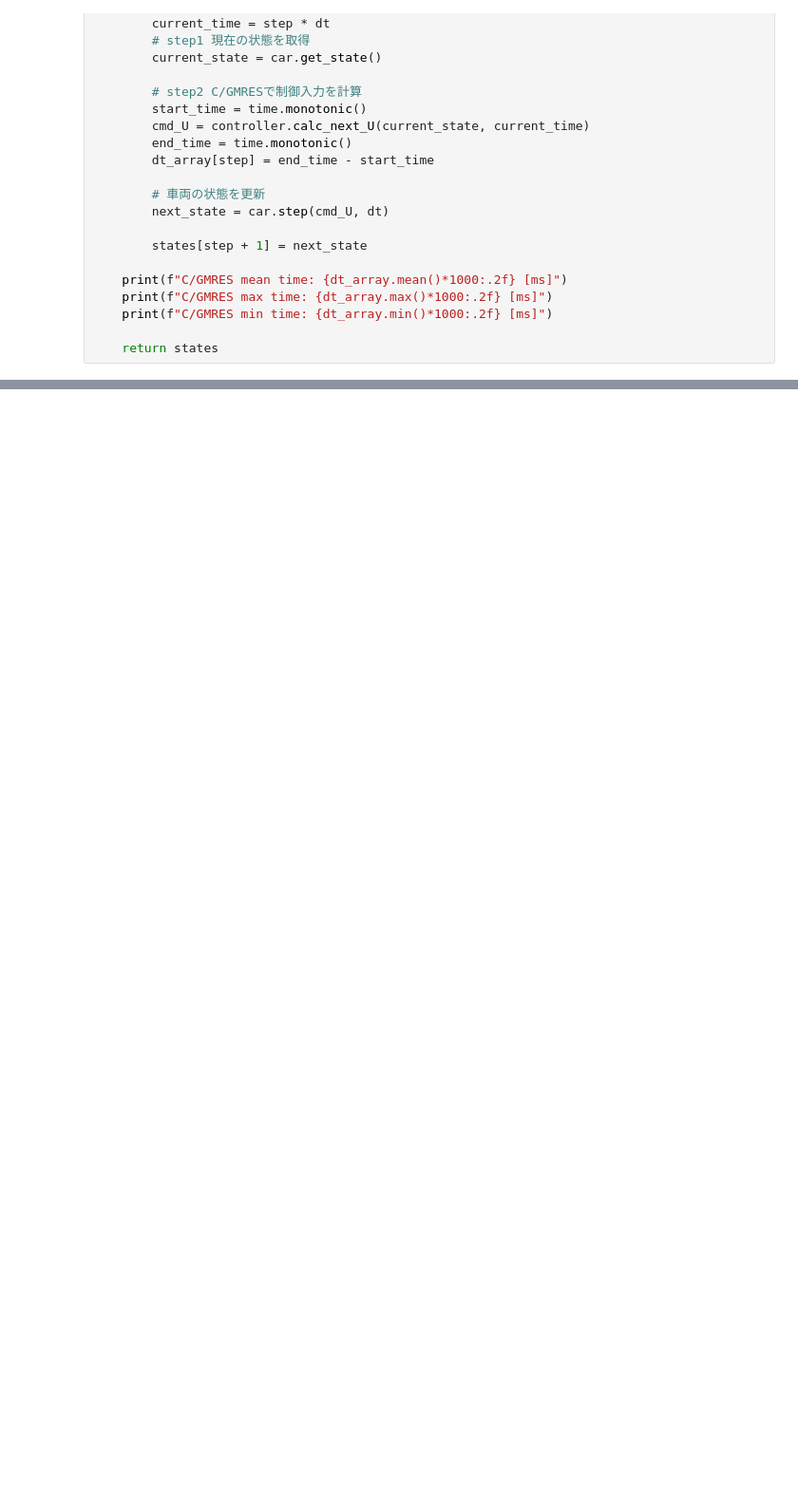
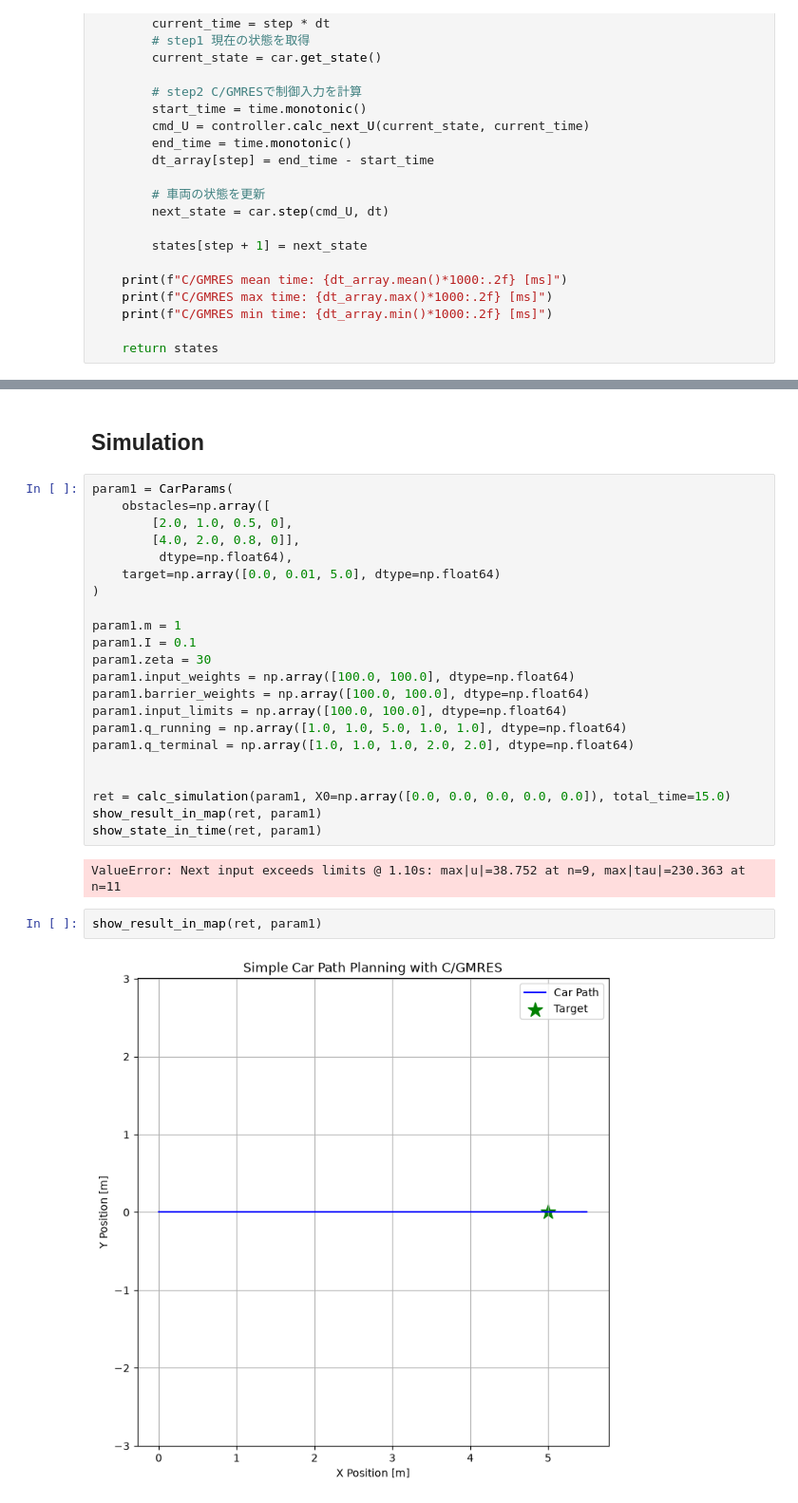
Before and after one commit to hideto008/learning_C-GMRES, a Jupyter notebook: Application/SimpleCar.ipynb, the cells around one changed output, grey strips where cells are left out. Shown at 95% size. Cells and saved outputs as stored; diff of their text form; blank space fills up the shorter version.

```diff
--- a/Application/SimpleCar.ipynb
+++ b/Application/SimpleCar.ipynb
@@ -1247,0 +1350,30 @@ def calc_simulation(params: CarParams, X0, total_time):
+# %% [markdown]
+## Simulation
+# %%
+param1 = CarParams(
+    obstacles=np.array([
+        [2.0, 1.0, 0.5, 0],
+        [4.0, 2.0, 0.8, 0]],
+         dtype=np.float64),
+    target=np.array([0.0, 0.01, 5.0], dtype=np.float64)
+)
+
+param1.m = 1
+param1.I = 0.1
+param1.zeta = 30
+param1.input_weights = np.array([100.0, 100.0], dtype=np.float64)
+param1.barrier_weights = np.array([100.0, 100.0], dtype=np.float64)
+param1.input_limits = np.array([100.0, 100.0], dtype=np.float64)
+param1.q_running = np.array([1.0, 1.0, 5.0, 1.0, 1.0], dtype=np.float64)
+param1.q_terminal = np.array([1.0, 1.0, 1.0, 2.0, 2.0], dtype=np.float64)
+
+
+ret = calc_simulation(param1, X0=np.array([0.0, 0.0, 0.0, 0.0, 0.0]), total_time=15.0)
+show_result_in_map(ret, param1)
+show_state_in_time(ret, param1)
+# %% [output]
+ValueError: Next input exceeds limits @ 1.10s: max|u|=38.752 at n=9, max|tau|=230.363 at n=11
+# %%
+show_result_in_map(ret, param1)
+# %% [output]
+[figure, added]
```
Also changed, not shown: parts of 4 cells of this notebook.
